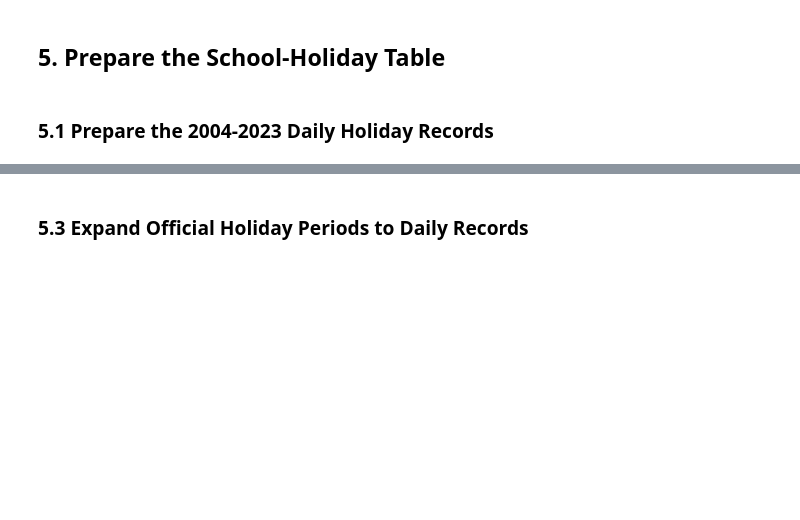
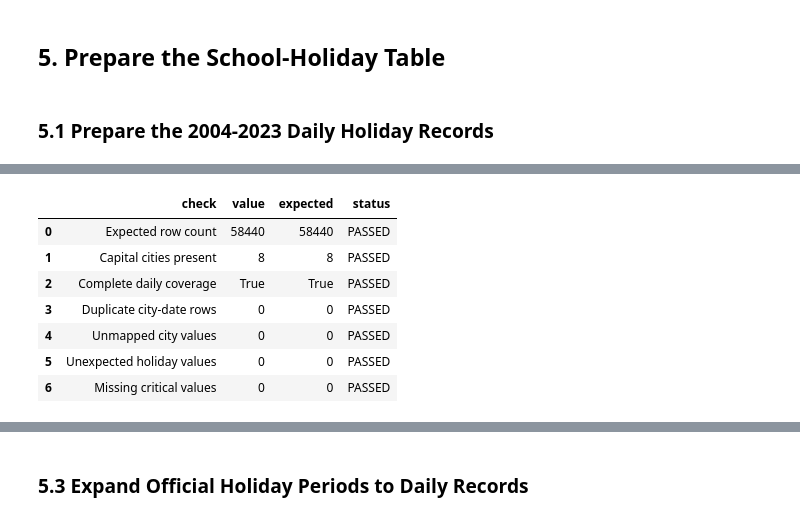
Before and after one commit to Aulymos/afl-matchday-demand-forecasting, a Jupyter notebook: notebooks/02_data_preparation_and_integration.ipynb, the cells around one changed output, grey strips where cells are left out. Drawn from its saved outputs; the diff is of its cells as text; code cells hidden in the pictures; blank space fills up the shorter version.

```diff
--- a/notebooks/02_data_preparation_and_integration.ipynb
+++ b/notebooks/02_data_preparation_and_integration.ipynb
@@ -781,0 +3134,86 @@ No date conversion, missing-value treatment, or calendar-period extraction was p
+# %%
+expected_dates = pd.date_range(
+    start="2004-01-01",
+    end="2023-12-31",
+    freq="D",
+)
+
+city_day_counts = (
+    historical_school_holidays
+    .groupby("city")["calendar_date"]
+    .nunique()
+)
+
+actual_dates = pd.DatetimeIndex(
+    historical_school_holidays["calendar_date"].unique()
+).sort_values()
+
+complete_daily_panel = (
+    actual_dates.equals(expected_dates)
+    and city_day_counts.eq(len(expected_dates)).all()
+)
+
+critical_columns = [
+    "city",
+    "state_code",
+    "calendar_date",
+    "is_school_holiday",
+]
+
+validation_5_1 = pd.DataFrame(
+    {
+        "check": [
+            "Expected row count",
+            "Capital cities present",
+            "Complete daily coverage",
+            "Duplicate city-date rows",
+            "Unmapped city values",
+            "Unexpected holiday values",
+            "Missing critical values",
+        ],
+        "value": [
+            len(historical_school_holidays),
+            historical_school_holidays["city"].nunique(),
+            complete_daily_panel,
+            historical_school_holidays.duplicated(
+                ["city", "calendar_date"]
+            ).sum(),
+            historical_school_holidays["state_code"].isna().sum(),
+            (~historical_school_holidays["is_school_holiday"].isin([0, 1])).sum(),
+            historical_school_holidays[critical_columns].isna().sum().sum(),
+        ],
+        "expected": [
+            len(expected_dates) * 8,
+            8,
+            True,
+            0,
+            0,
+            0,
+            0,
+        ],
+    }
+)
+
+validation_5_1["status"] = (
+    validation_5_1["value"]
+    .eq(validation_5_1["expected"])
+    .map({True: "PASSED", False: "FAILED"})
+)
+
+display(validation_5_1)
+
+if not validation_5_1["status"].eq("PASSED").all():
+    raise ValueError(
+        "Historical school-holiday preparation check failed."
+    )
+
+print("Historical school-holiday preparation check: PASSED")
+# %% [output]
+|  | check | value | expected | status |
+| 0 | Expected row count | 58440 | 58440 | PASSED |
+| 1 | Capital cities present | 8 | 8 | PASSED |
+| 2 | Complete daily coverage | True | True | PASSED |
+| 3 | Duplicate city-date rows | 0 | 0 | PASSED |
+| 4 | Unmapped city values | 0 | 0 | PASSED |
+| 5 | Unexpected holiday values | 0 | 0 | PASSED |
+| 6 | Missing critical values | 0 | 0 | PASSED |
```
Also changed, not shown: parts of 72 cells of this notebook.
